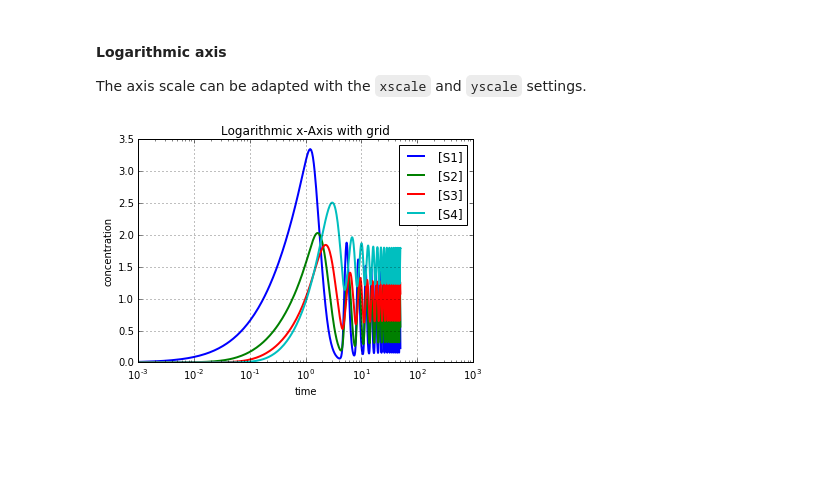
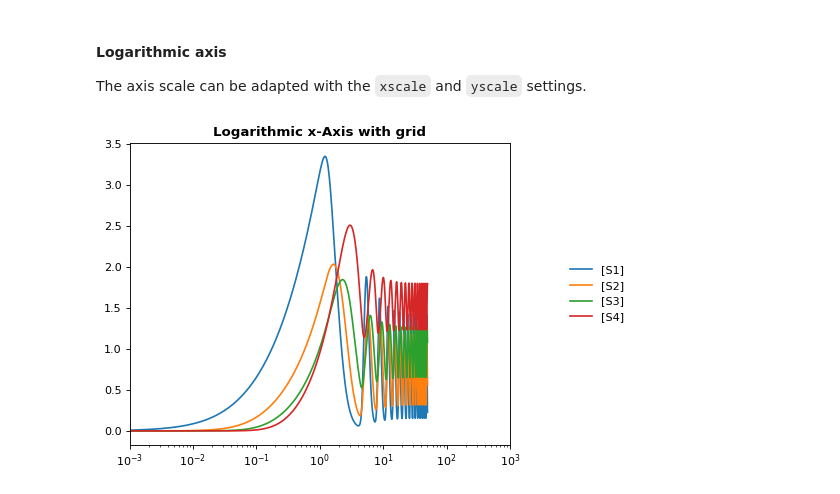
Before and after one commit to sys-bio/tellurium, a Jupyter notebook: examples/notebooks/core/tellurium_plotting.ipynb, the cells around one changed output. Cells and saved outputs as stored; diff of their text form; code cells hidden in the pictures; blank space fills up the shorter version.

```diff
--- a/examples/notebooks/core/tellurium_plotting.ipynb
+++ b/examples/notebooks/core/tellurium_plotting.ipynb
@@ -81,10 +82,12 @@ Parameter variation: k1 = [ 0.1  0.2  0.3  0.4  0.5  0.6  0.7  0.8  0.9  1.   1.
 The axis scale can be adapted with the `xscale` and `yscale` settings.
 # %%
 import tellurium as te
+te.setDefaultPlottingEngine('matplotlib')
+%matplotlib inline
 r = te.loadTestModel('feedback.xml')
-r.integrator.setSetting('variable_step_size', True)
+r.integrator.variable_step_size = True
 s = r.simulate(0, 50)
-r.plot(s, xscale="log", xlim=[10E-4, 10E2], grid=True,
+r.plot(s, logx=True, xlim=[10E-4, 10E2],
       title="Logarithmic x-Axis with grid", ylabel="concentration");
 # %% [output]
-[figure, old version]
+[figure, new version]
```
Also changed, not shown: parts of 4 cells of this notebook, 35 other files.
